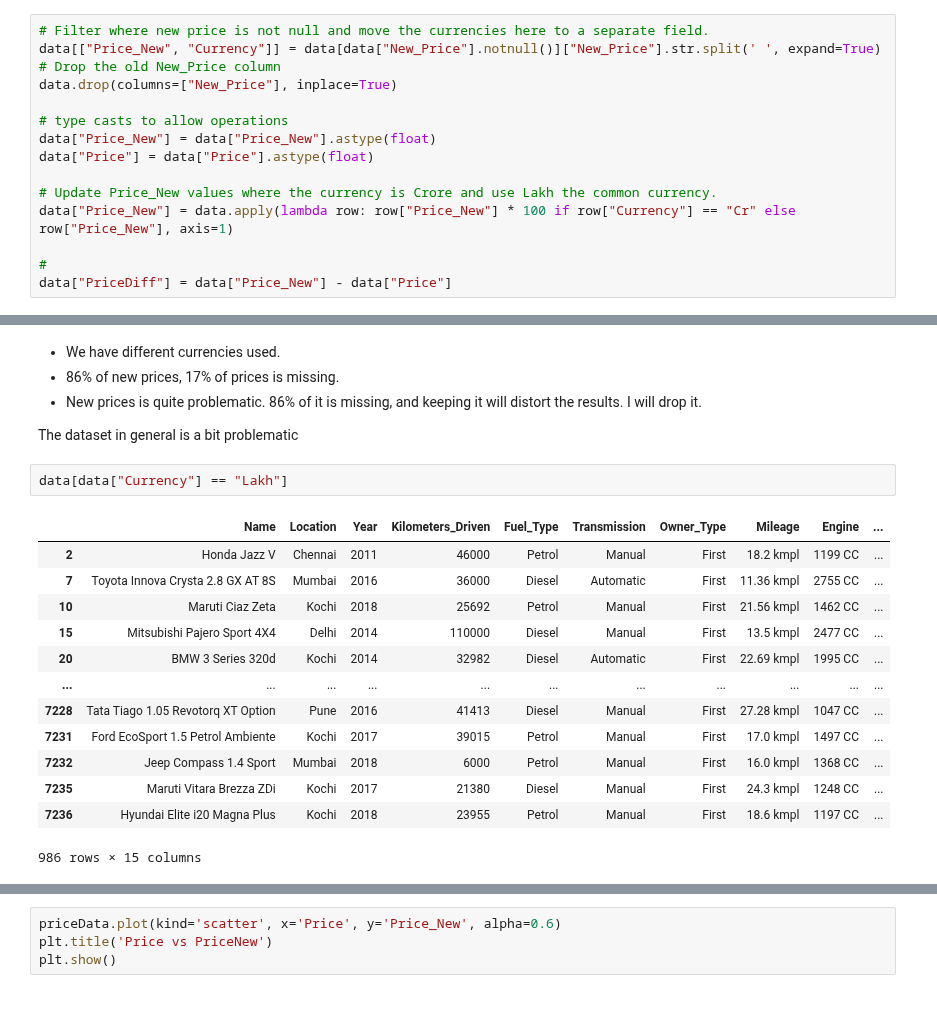
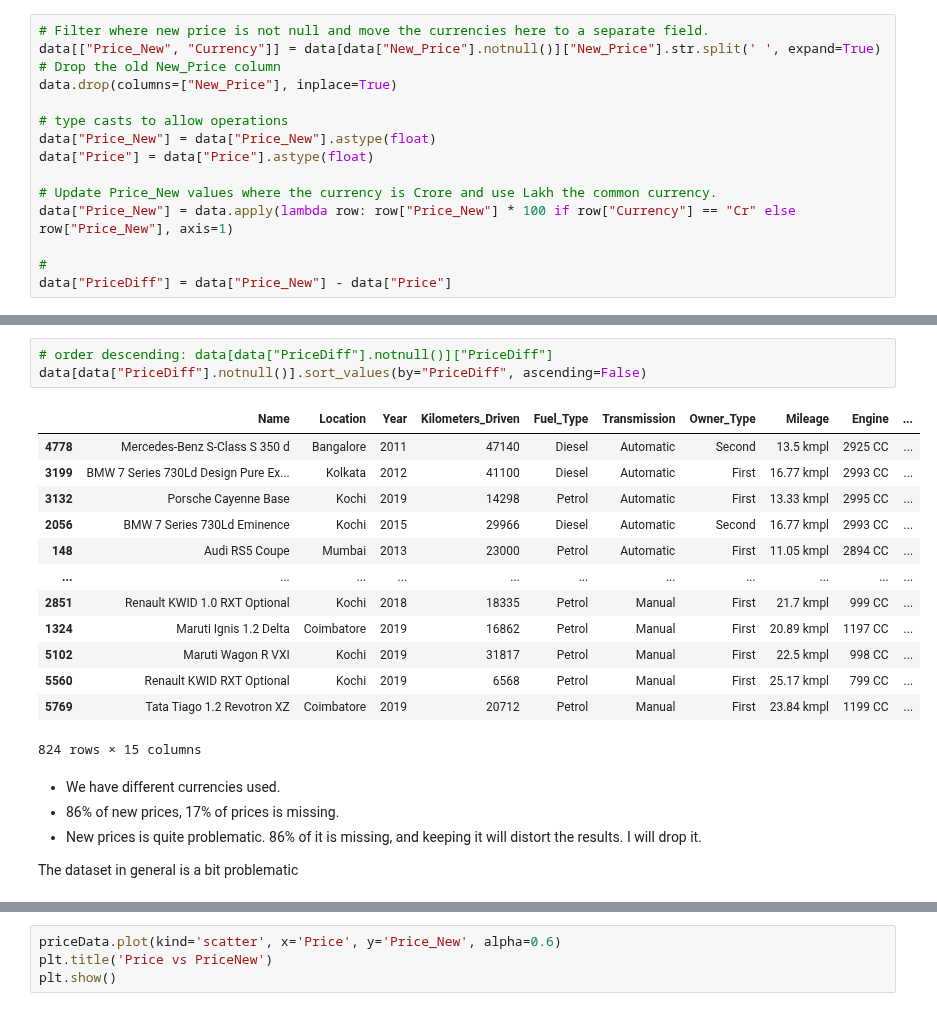
Before and after one commit to safakan/CCTB_repo_safak_atakan_celik, a Jupyter notebook: DEA113/Assignment4/Assignment4_EDA_Kaggle.ipynb, the cells around one changed output, grey strips where cells are left out. Saved outputs shown, nothing was run; the diff lists cells and outputs as text.

```diff
--- a/DEA113/Assignment4/Assignment4_EDA_Kaggle.ipynb
+++ b/DEA113/Assignment4/Assignment4_EDA_Kaggle.ipynb
@@ -219,22 +237,23 @@ data.sort_values("Price", ascending=False)
+# %%
+# order descending: data[data["PriceDiff"].notnull()]["PriceDiff"]
+data[data["PriceDiff"].notnull()].sort_values(by="PriceDiff", ascending=False)
+# %% [output]
+|  | Name | Location | Year | Kilometers_Driven | Fuel_Type | Transmission | Owner_Type | Mileage | Engine | ... |
+| 4778 | Mercedes-Benz S-Class S 350 d | Bangalore | 2011 | 47140 | Diesel | Automatic | Second | 13.5 kmpl | 2925 CC | ... |
+| 3199 | BMW 7 Series 730Ld Design Pure Ex... | Kolkata | 2012 | 41100 | Diesel | Automatic | First | 16.77 kmpl | 2993 CC | ... |
+| 3132 | Porsche Cayenne Base | Kochi | 2019 | 14298 | Petrol | Automatic | First | 13.33 kmpl | 2995 CC | ... |
+| 2056 | BMW 7 Series 730Ld Eminence | Kochi | 2015 | 29966 | Diesel | Automatic | Second | 16.77 kmpl | 2993 CC | ... |
+| 148 | Audi RS5 Coupe | Mumbai | 2013 | 23000 | Petrol | Automatic | First | 11.05 kmpl | 2894 CC | ... |
+| ... | ... | ... | ... | ... | ... | ... | ... | ... | ... | ... |
+| 2851 | Renault KWID 1.0 RXT Optional | Kochi | 2018 | 18335 | Petrol | Manual | First | 21.7 kmpl | 999 CC | ... |
+| 1324 | Maruti Ignis 1.2 Delta | Coimbatore | 2019 | 16862 | Petrol | Manual | First | 20.89 kmpl | 1197 CC | ... |
+| 5102 | Maruti Wagon R VXI | Kochi | 2019 | 31817 | Petrol | Manual | First | 22.5 kmpl | 998 CC | ... |
+| 5560 | Renault KWID RXT Optional | Kochi | 2019 | 6568 | Petrol | Manual | First | 25.17 kmpl | 799 CC | ... |
+| 5769 | Tata Tiago 1.2 Revotron XZ | Coimbatore | 2019 | 20712 | Petrol | Manual | First | 23.84 kmpl | 1199 CC | ... |
+824 rows × 15 columns
 # %% [markdown]
 - We have different currencies used.
 - 86% of new prices, 17% of prices is missing.
 - New prices is quite problematic. 86% of it is missing, and keeping it will distort the results. I will drop it.
 
 The dataset in general is a bit problematic
-# %%
-data[data["Currency"] == "Lakh"]
-# %% [output]
-|  | Name | Location | Year | Kilometers_Driven | Fuel_Type | Transmission | Owner_Type | Mileage | Engine | ... |
-| 2 | Honda Jazz V | Chennai | 2011 | 46000 | Petrol | Manual | First | 18.2 kmpl | 1199 CC | ... |
-| 7 | Toyota Innova Crysta 2.8 GX AT 8S | Mumbai | 2016 | 36000 | Diesel | Automatic | First | 11.36 kmpl | 2755 CC | ... |
-| 10 | Maruti Ciaz Zeta | Kochi | 2018 | 25692 | Petrol | Manual | First | 21.56 kmpl | 1462 CC | ... |
-| 15 | Mitsubishi Pajero Sport 4X4 | Delhi | 2014 | 110000 | Diesel | Manual | First | 13.5 kmpl | 2477 CC | ... |
-| 20 | BMW 3 Series 320d | Kochi | 2014 | 32982 | Diesel | Automatic | First | 22.69 kmpl | 1995 CC | ... |
-| ... | ... | ... | ... | ... | ... | ... | ... | ... | ... | ... |
-| 7228 | Tata Tiago 1.05 Revotorq XT Option | Pune | 2016 | 41413 | Diesel | Manual | First | 27.28 kmpl | 1047 CC | ... |
-| 7231 | Ford EcoSport 1.5 Petrol Ambiente | Kochi | 2017 | 39015 | Petrol | Manual | First | 17.0 kmpl | 1497 CC | ... |
-| 7232 | Jeep Compass 1.4 Sport | Mumbai | 2018 | 6000 | Petrol | Manual | First | 16.0 kmpl | 1368 CC | ... |
-| 7235 | Maruti Vitara Brezza ZDi | Kochi | 2017 | 21380 | Diesel | Manual | First | 24.3 kmpl | 1248 CC | ... |
-| 7236 | Hyundai Elite i20 Magna Plus | Kochi | 2018 | 23955 | Petrol | Manual | First | 18.6 kmpl | 1197 CC | ... |
-986 rows × 15 columns
```
Also changed, not shown: parts of 12 cells of this notebook.
